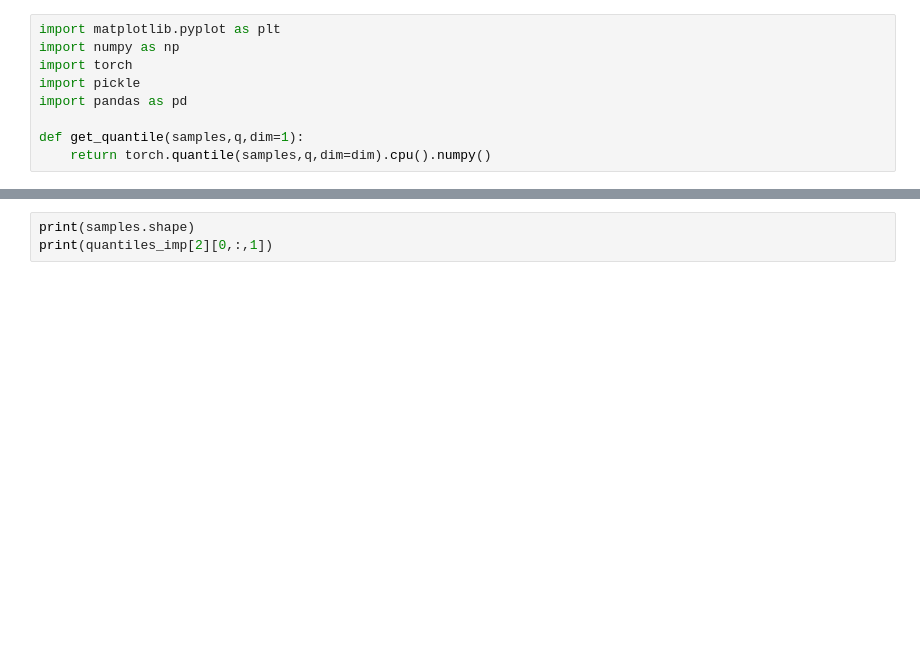
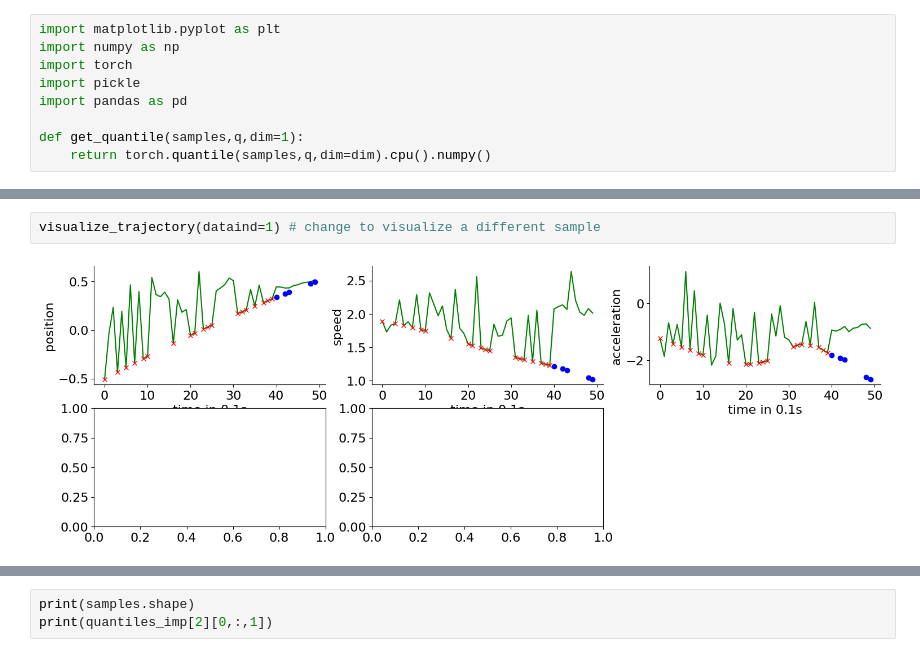
Before and after one commit to tompoek/CSDI, a Jupyter notebook: visualize_examples_trajectory.ipynb, the cells around one changed output, grey strips where cells are left out. Saved outputs shown, nothing was run; the diff lists cells and outputs as text; blank space fills up the shorter version.

```diff
--- a/visualize_examples_trajectory.ipynb
+++ b/visualize_examples_trajectory.ipynb
@@ -13,0 +100,4 @@ def get_quantile(samples,q,dim=1):
+# %%
+visualize_trajectory(dataind=1) # change to visualize a different sample
+# %% [output]
+[figure, added]
```
Also changed, not shown: parts of 20 cells of this notebook, 2 other files.
